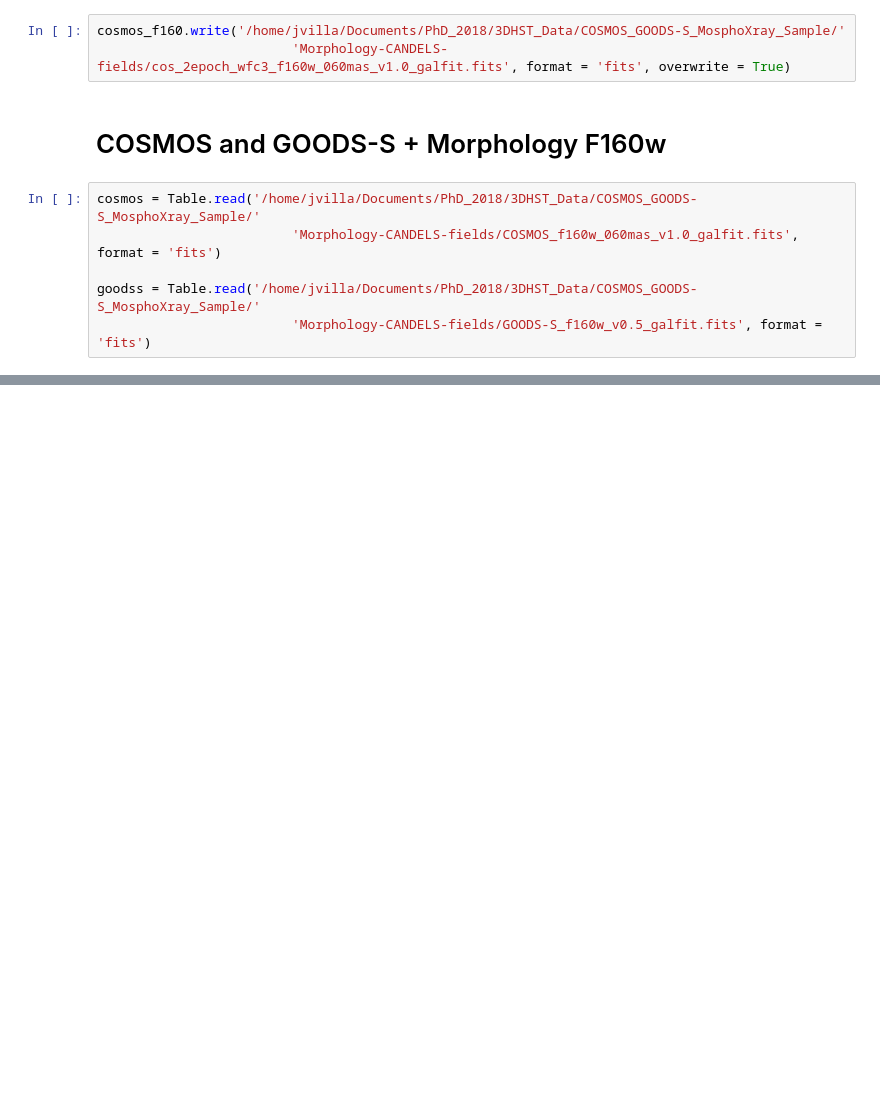
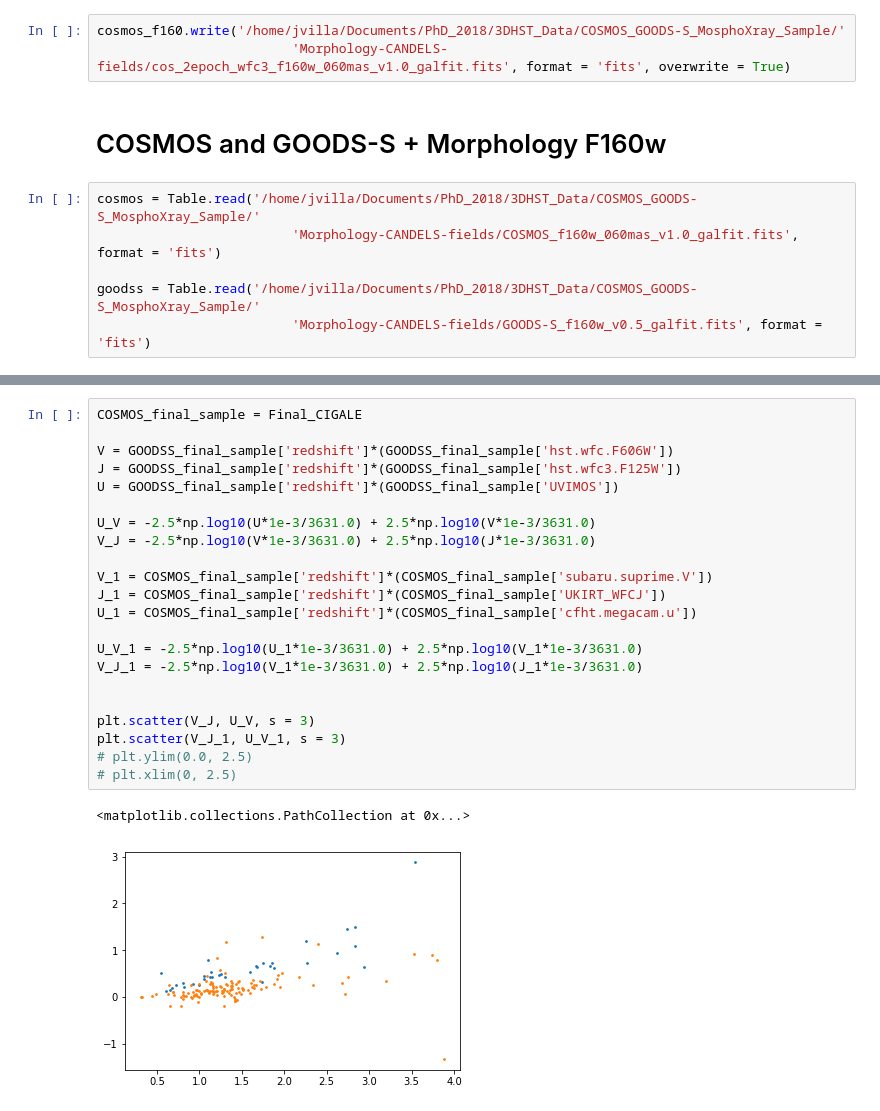
Before and after one commit to Jurgenvilla/Dust_Attenuation, a Jupyter notebook: Morphology-Xray_sample.ipynb, the cells around one changed output, grey strips where cells are left out. Drawn from its saved outputs; the diff is of its cells as text; blank space fills up the shorter version.

```diff
--- a/Morphology-Xray_sample.ipynb
+++ b/Morphology-Xray_sample.ipynb
@@ -137,0 +317,25 @@ plt.scatter()
+# %%
+COSMOS_final_sample = Final_CIGALE
+
+V = GOODSS_final_sample['redshift']*(GOODSS_final_sample['hst.wfc.F606W'])
+J = GOODSS_final_sample['redshift']*(GOODSS_final_sample['hst.wfc3.F125W'])
+U = GOODSS_final_sample['redshift']*(GOODSS_final_sample['UVIMOS'])
+
+U_V = -2.5*np.log10(U*1e-3/3631.0) + 2.5*np.log10(V*1e-3/3631.0)
+V_J = -2.5*np.log10(V*1e-3/3631.0) + 2.5*np.log10(J*1e-3/3631.0)
+
+V_1 = COSMOS_final_sample['redshift']*(COSMOS_final_sample['subaru.suprime.V'])
+J_1 = COSMOS_final_sample['redshift']*(COSMOS_final_sample['UKIRT_WFCJ'])
+U_1 = COSMOS_final_sample['redshift']*(COSMOS_final_sample['cfht.megacam.u'])
+
+U_V_1 = -2.5*np.log10(U_1*1e-3/3631.0) + 2.5*np.log10(V_1*1e-3/3631.0)
+V_J_1 = -2.5*np.log10(V_1*1e-3/3631.0) + 2.5*np.log10(J_1*1e-3/3631.0)
+
+
+plt.scatter(V_J, U_V, s = 3)
+plt.scatter(V_J_1, U_V_1, s = 3)
+# plt.ylim(0.0, 2.5)
+# plt.xlim(0, 2.5)
+# %% [output]
+<matplotlib.collections.PathCollection at 0x...>
+[figure, added]
```
Also changed, not shown: parts of 14 cells of this notebook, 1 other file.
